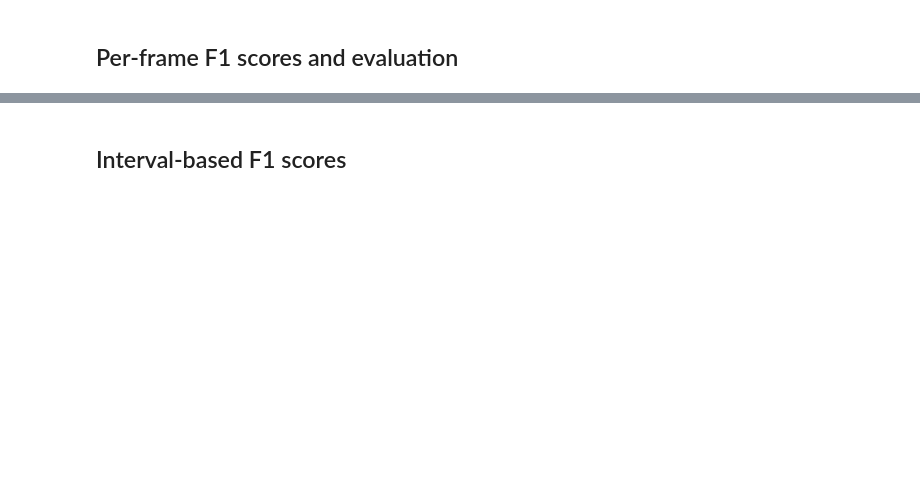
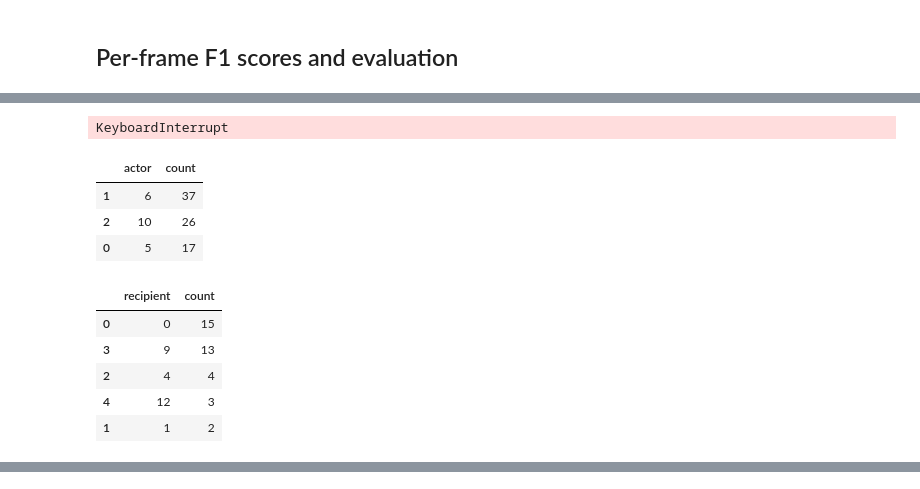
Before and after one commit to pnuehrenberg/vassi, a Jupyter notebook: examples/social_cichlids/results_and_figures.ipynb, the cells around one changed output, grey strips where cells are left out. Drawn from its saved outputs; the diff is of its cells as text; code cells hidden in the pictures; blank space fills up the shorter version.

```diff
--- a/examples/social_cichlids/results_and_figures.ipynb
+++ b/examples/social_cichlids/results_and_figures.ipynb
@@ -305,0 +412,14 @@ def aggregate_scores(summary, score_level, *, categories):
+# %%
+from automated_scoring.io import save_dataset
+
+save_dataset(
+    test_result.to_dataset(
+        trajectories={identifier: group.trajectories for identifier, group in dataset_test},
+        background_category=dataset_test.background_category,
+    ),
+    dataset_name="test_predictions",
+    directory="../../datasets/social_cichlids",
+    observation_suffix="predictions",
+)
+# %% [output]
+KeyboardInterrupt
@@ -305,0 +559,48 @@ def aggregate_scores(summary, score_level, *, categories):
+# %%
+cmap = LinearSegmentedColormap.from_list("gray_to_black", ["lightgray", "black"])
+
+group_annotated = dataset_full.select("GH030861")  # GH030861 #  GH030451
+group_predicted = dataset_cv.select("GH030861")
+
+locations = np.array(
+    [
+        np.mean(group_annotated.trajectories[individual][cfg.key_keypoints], axis=(0, 1))
+        for individual in group_annotated.individuals
+    ]
+)
+locations = adjust_node_positions_repulsion_vectorized(locations, min_distance=200, step=1)
+
+interaction_matrices_annotated = dyadic_interactions(group_annotated, kind="count")
+counts_annotated = np.array(list(interaction_matrices_annotated.values())).ravel()
+counts_annotated = counts_annotated[counts_annotated > 0]
+
+interaction_matrices_predicted = dyadic_interactions(group_predicted, kind="count")
+counts_predicted = np.array(list(interaction_matrices_predicted.values())).ravel()
+counts_predicted = counts_predicted[counts_predicted > 0]
+
+counts = np.concatenate([counts_annotated, counts_predicted])
+norm = Normalize(vmin=np.log(counts).min(), vmax=np.log(counts).max())
+
+observations_group = dataset_test.select("GH030861").observations
+observations_group = observations_group[observations_group["category"] != dataset_test.background_category]
+# %%
+actor_counts = observations_group.groupby("actor", as_index=False).aggregate(count=("recipient", "count")).sort_values("count", ascending=False)
+actor_counts
+# %% [output]
+|  | actor | count |
+| 1 | 6 | 37 |
+| 2 | 10 | 26 |
+| 0 | 5 | 17 |
+# %%
+actor = actor_counts["actor"].iloc[0]
+recipient_counts = observations_group[observations_group["actor"] == actor].groupby("recipient", as_index=False).aggregate(count=("recipient", "count")).sort_values("count", ascending=False)
+recipients = recipient_counts["recipient"].tolist()[:3]
+
+recipient_counts
+# %% [output]
+|  | recipient | count |
+| 0 | 0 | 15 |
+| 3 | 9 | 13 |
+| 2 | 4 | 4 |
+| 4 | 12 | 3 |
+| 1 | 1 | 2 |
@@ -409,4 +699,2 @@ def aggregate_scores(summary, score_level, *, categories):
 # %% [output]
 [drawing not drawn]
-# %% [markdown]
-## Interval-based F1 scores
```
Also changed, not shown: parts of 37 cells of this notebook, 4 other files.
